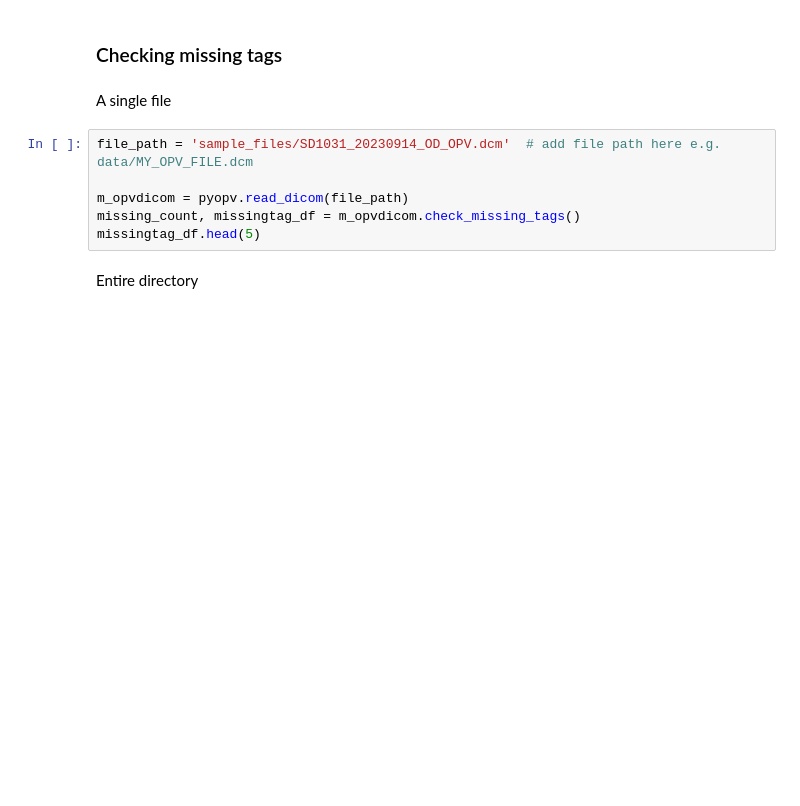
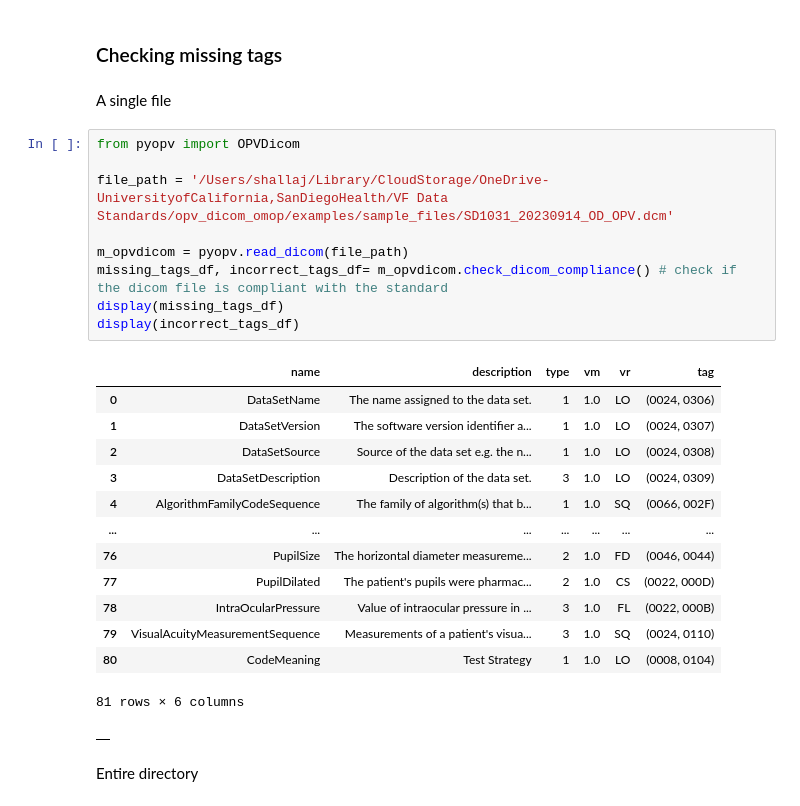
Before and after one commit to Shallaj/py-opv, a Jupyter notebook: examples/workspace.ipynb, the cells around one changed output. Drawn from its saved outputs; the diff is of its cells as text; blank space fills up the shorter version.

Commit message:
dicom compliance troubleshoot

```diff
--- a/examples/workspace.ipynb
+++ b/examples/workspace.ipynb
@@ -17,11 +38,29 @@ get_dicom_standard() # if you run this cell, you will get the latest SAP DICOM s
 ### Checking missing tags
 # %% [markdown]
 A single file
-# %%
-file_path = 'sample_files/SD1031_20230914_OD_OPV.dcm'  # add file path here e.g. data/MY_OPV_FILE.dcm
-
-m_opvdicom = pyopv.read_dicom(file_path)
-missing_count, missingtag_df = m_opvdicom.check_missing_tags()
-missingtag_df.head(5)
+# %%
+from pyopv import OPVDicom
+
+file_path = '/Users/shallaj/Library/CloudStorage/OneDrive-UniversityofCalifornia,SanDiegoHealth/VF Data Standards/opv_dicom_omop/examples/sample_files/SD1031_20230914_OD_OPV.dcm'
+
+m_opvdicom = pyopv.read_dicom(file_path)
+missing_tags_df, incorrect_tags_df= m_opvdicom.check_dicom_compliance() # check if the dicom file is compliant with the standard
+display(missing_tags_df)
+display(incorrect_tags_df)
+# %% [output]
+|  | name | description | type | vm | vr | tag |
+| 0 | DataSetName | The name assigned to the data set. | 1 | 1.0 | LO | (0024, 0306) |
+| 1 | DataSetVersion | The software version identifier a... | 1 | 1.0 | LO | (0024, 0307) |
+| 2 | DataSetSource | Source of the data set e.g. the n... | 1 | 1.0 | LO | (0024, 0308) |
+| 3 | DataSetDescription | Description of the data set. | 3 | 1.0 | LO | (0024, 0309) |
+| 4 | AlgorithmFamilyCodeSequence | The family of algorithm(s) that b... | 1 | 1.0 | SQ | (0066, 002F) |
+| ... | ... | ... | ... | ... | ... | ... |
+| 76 | PupilSize | The horizontal diameter measureme... | 2 | 1.0 | FD | (0046, 0044) |
+| 77 | PupilDilated | The patient's pupils were pharmac... | 2 | 1.0 | CS | (0022, 000D) |
+| 78 | IntraOcularPressure | Value of intraocular pressure in ... | 3 | 1.0 | FL | (0022, 000B) |
+| 79 | VisualAcuityMeasurementSequence | Measurements of a patient's visua... | 3 | 1.0 | SQ | (0024, 0110) |
+| 80 | CodeMeaning | Test Strategy | 1 | 1.0 | LO | (0008, 0104) |
+81 rows × 6 columns
+|  |
 # %% [markdown]
 Entire directory
```
Also changed, not shown: parts of 12 cells of this notebook, 27 other files.
